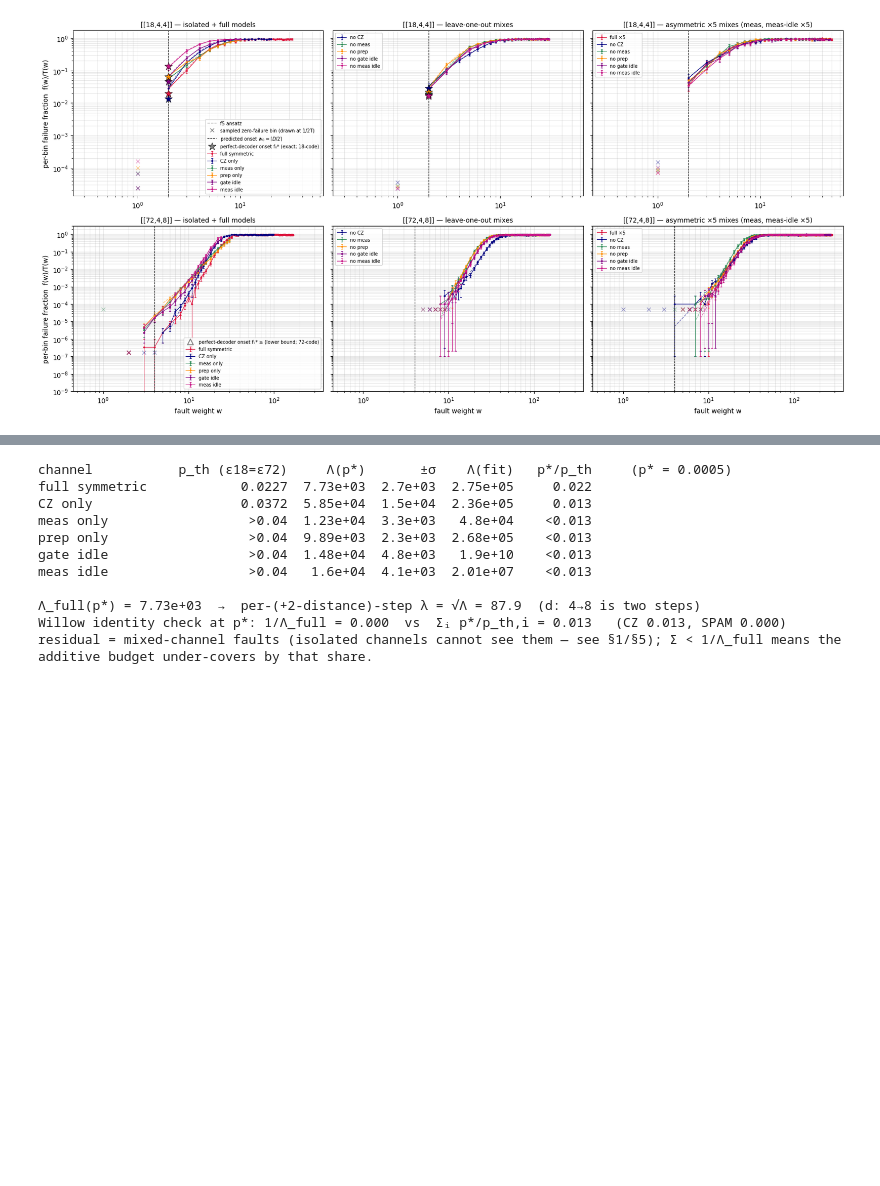
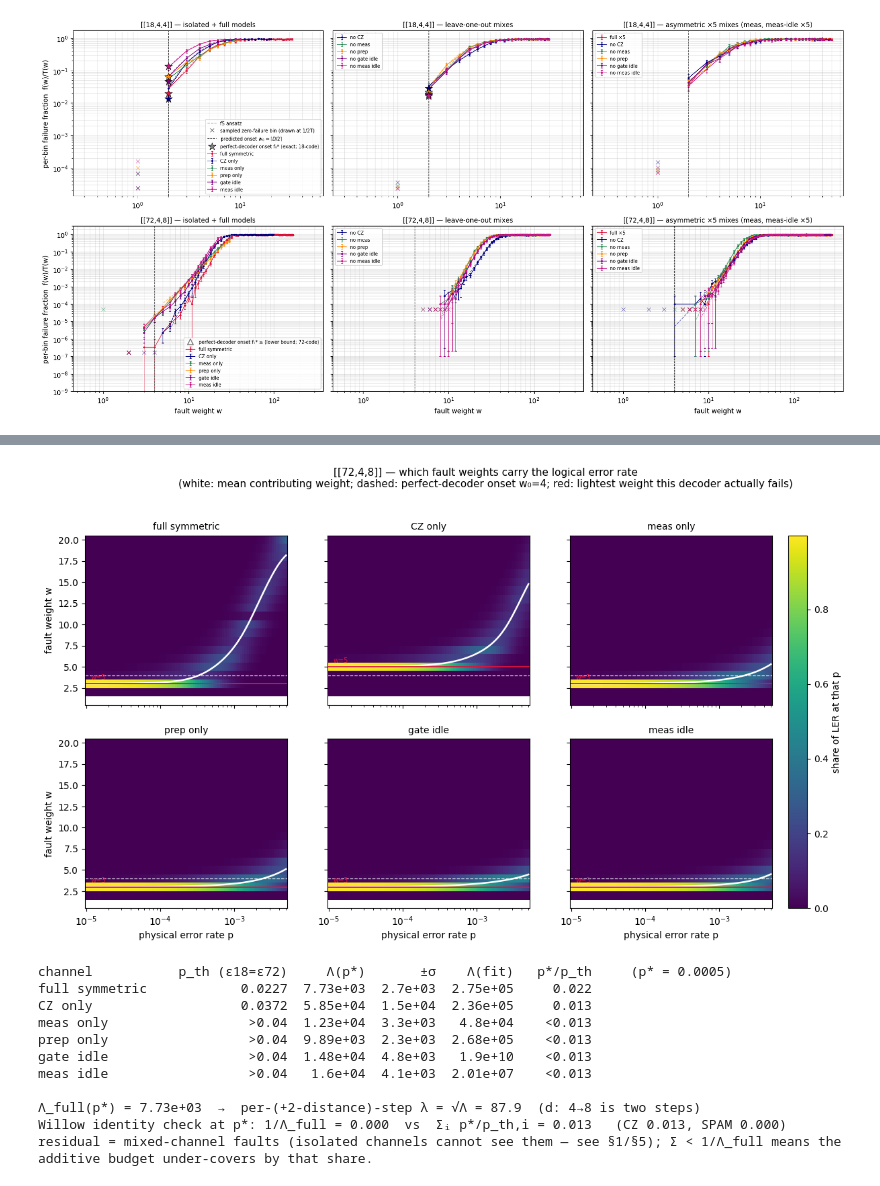
Before and after one commit to aksirot/stim_work, a Jupyter notebook: notebooks/methods/error_model_comparison_18_4_4_device.ipynb, the cells around one changed output, grey strips where cells are left out. Drawn from its saved outputs; the diff is of its cells as text; code cells hidden in the pictures; blank space fills up the shorter version.

```diff
--- a/notebooks/methods/error_model_comparison_18_4_4_device.ipynb
+++ b/notebooks/methods/error_model_comparison_18_4_4_device.ipynb
@@ -335,3 +345,7 @@ R.fig_spectrum_grid()   # every spectrum §6-§8 reweights, eyeballed in one fig
+# %%
+R.fig_weight_map()   # which fault weights carry the LER, versus p
+# %% [output]
+[figure, added]
 # %%
 R.lambda_table()
 # %% [output]
```
Also changed, not shown: parts of 1 cell of this notebook, 8 other files.
